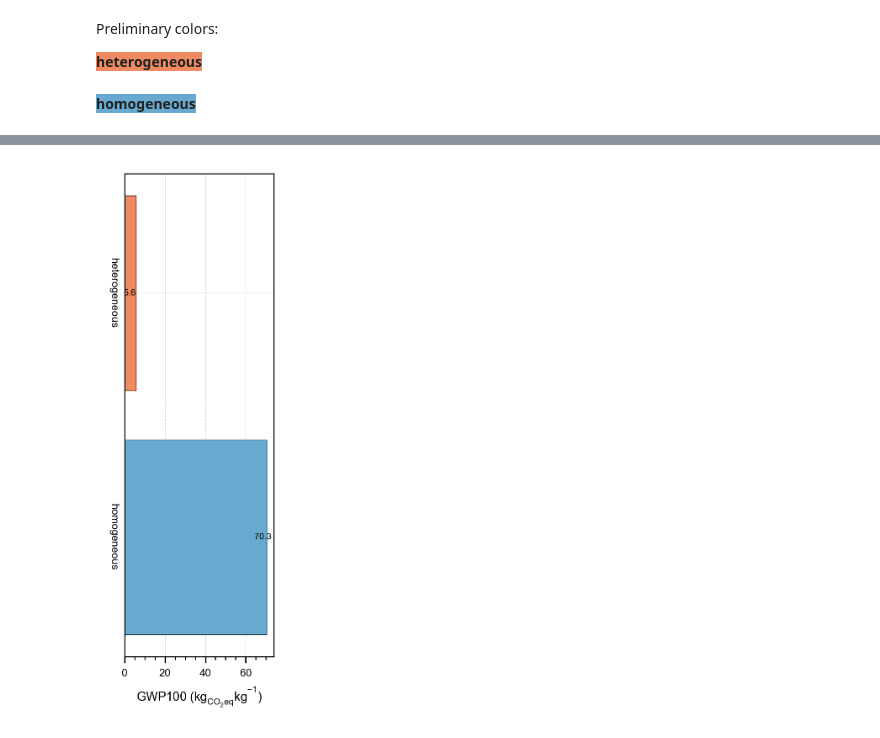
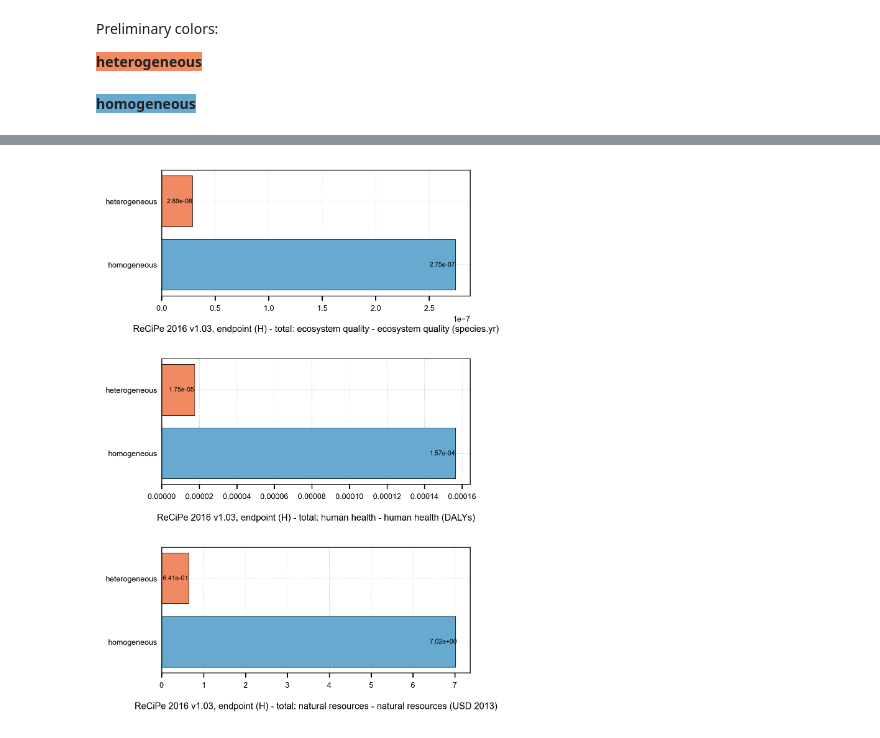
Before and after one commit to vtulus/LCA-of-heterogeneous-GAC, a Jupyter notebook: notebooks/LCAscores_total_barplot.ipynb, the cells around one changed output, grey strips where cells are left out. Drawn from its saved outputs; the diff is of its cells as text; code cells hidden in the pictures.

Commit message:
Update notebook
- add ReCiPe2016 endpoint scores
- plot barplots

```diff
--- a/notebooks/LCAscores_total_barplot.ipynb
+++ b/notebooks/LCAscores_total_barplot.ipynb
@@ -43,3 +43,14 @@ ipcc_methods
 ('IPCC 2021',
  'climate change: including SLCFs',
  'global warming potential (GWP100)')
+# %%
+recipe_methods = [
+    met
+    for met in bw.methods
+    if "recipe" in str(met).lower()
+    and "2016" in str(met).lower()
+    and "endpoint (H)" in str(met)
+    and "total" in str(met)
+    and "no LT" not in str(met)
+]
+recipe_methods
@@ -74,5 +93,5 @@ CalculationSetups dictionary with 5 object(s):
         solveLCA_scenarios
         trial
 # %%
-result = prbs.pretty_lca(FUs=[{hetero_system: 1}, {homoge_system: 1}], methods=[ipcc_methods], setup_name="solveLCA")
+result = prbs.pretty_lca(FUs=[{hetero_system: 1}, {homoge_system: 1}], methods=recipe_methods, setup_name="solveLCA")
 # %% [output]
@@ -86,5 +105,5 @@ result
 # %%
-result_plot = result.iloc[:, [1, 5]]
+result_plot = result.iloc[:, [1, 5, 6, 7]]
 result_plot["activity name"] = result_plot["activity name"].replace(
     {
         result_plot["activity name"][0]: "heterogeneous",
@@ -139,66 +166,75 @@ mpl.rc("mathtext", default="regular")
 marker_style = dict(lw=0, marker="D", ms=1.5, mec="r", mfc="none", mew=0.7)
 
 # Size of the figure
-size_in_mm = (36, 110)  # input the desired size in mm (width, height)
+size_in_mm = (90, 150)  # input the desired size in mm (width, height)
 
 # Variables to define figure's empty space from its borders to the spines of the axes
 from_left = 4  # in mm
 from_right = 2  # in mm
 from_bottom = 11  # in mm
 from_top = 2  # in mm
 
 fig = plt.figure(
     figsize=[x / 25.4 for x in size_in_mm],
     dpi=300,
     #  tight_layout = {'pad': 0}
 )
 
 gs = fig.add_gridspec(
-    nrows=1,
+    nrows=3,
     ncols=1,
     #     width_ratios=[1, 1, 1],
     # height_ratios=[0.86, 0.16],
     #     wspace=0.15,
-    # hspace=0.005,
+    hspace=0.5,
     top=1 - from_top / size_in_mm[1],
     bottom=from_bottom / size_in_mm[1],
     left=from_left / size_in_mm[0],
     right=1 - from_right / size_in_mm[0],
 )
 
-ax = fig.add_subplot(gs[0])
+for i, met in enumerate(recipe_methods):
+    ax = fig.add_subplot(gs[i])
 
-## BAR CHART ################################################################
-height = 0.8  # the height of the bars (thickness)
-bars = ax.barh(
-    y=result_plot.iloc[:, 0],
-    width=result_plot.iloc[:, 1],
-    height=height,
-    color=[v for v in allcolors.values()],
-    edgecolor="k",
-    linewidth=0.3,
-)
+    ## BAR CHART ################################################################
+    height = 0.8  # the height of the bars (thickness)
+    bars = ax.barh(
+        y=result_plot.iloc[:, 0],
+        width=result_plot[
+            (
+                " - ".join(recipe_methods[i])
+                + " ("
+                + bw.Method(recipe_methods[i]).metadata["unit"]
+                + ")"
+            )
+        ],
+        height=height,
+        color=[v for v in allcolors.values()],
+        edgecolor="k",
+        linewidth=0.3,
+    )
 
-ax.bar_label(bars, fmt="%.1f", padding=-7, fontsize=5)
+    ax.bar_label(bars, fmt="%.2e", padding=-20, fontsize=5)
 
-ax.yaxis.set_ticklabels(result_plot["activity name"], rotation=-90, va="center")
-ax.tick_params(
-    axis="y", which="major", length=0.001, # pad=-100
-)  # almost invisible, pad = separation of text from axis
+    # ax.yaxis.set_ticklabels(result_plot["activity name"], rotation=-90, va="center")
+    ax.tick_params(
+        axis="y", which="major", length=0.001, # pad=-100
+    )  # almost invisible, pad = separation of text from axis
 
-ax.set_xlabel("GWP100 ($kg_{CO_{2}eq} kg^{-1}$)")
-ax.grid(True)
-ax.xaxis.grid(True, ls=":", lw=0.3)
-ax.yaxis.grid(True, ls=":", lw=0.3)
-ax.invert_yaxis()
-ax.xaxis.set_minor_locator(MultipleLocator(5))
-ax.xaxis.set_major_locator(MultipleLocator(20))
-ax.set_axisbelow(True)
+    # ax.set_xlabel("GWP100 ($kg_{CO_{2}eq} kg^{-1}$)")
+    ax.set_xlabel(result_plot.columns[i+1], labelpad=10)
+    ax.grid(True)
+    ax.xaxis.grid(True, ls=":", lw=0.3)
+    ax.yaxis.grid(True, ls=":", lw=0.3)
+    ax.invert_yaxis()
+    # ax.xaxis.set_minor_locator(MultipleLocator(5))
+    # ax.xaxis.set_major_locator(MultipleLocator(20))
+    ax.set_axisbelow(True)
 
-figNamePNG = "LCAscore_total_barplot.png"
-figNameSVG = "LCAscore_total_barplot.svg"
+figNamePNG = "LCAscore_total_barplot_recipe.png"
+figNameSVG = "LCAscore_total_barplot_recipe.svg"
 
 plt.savefig(str(pngFilesDir / figNamePNG))  # export fig as png
 plt.savefig(str(svgFilesDir / figNameSVG))  # export fig as svg
 # %% [output]
-[figure, old version]
+[figure, new version]
```
Also changed, not shown: parts of 5 cells of this notebook.
